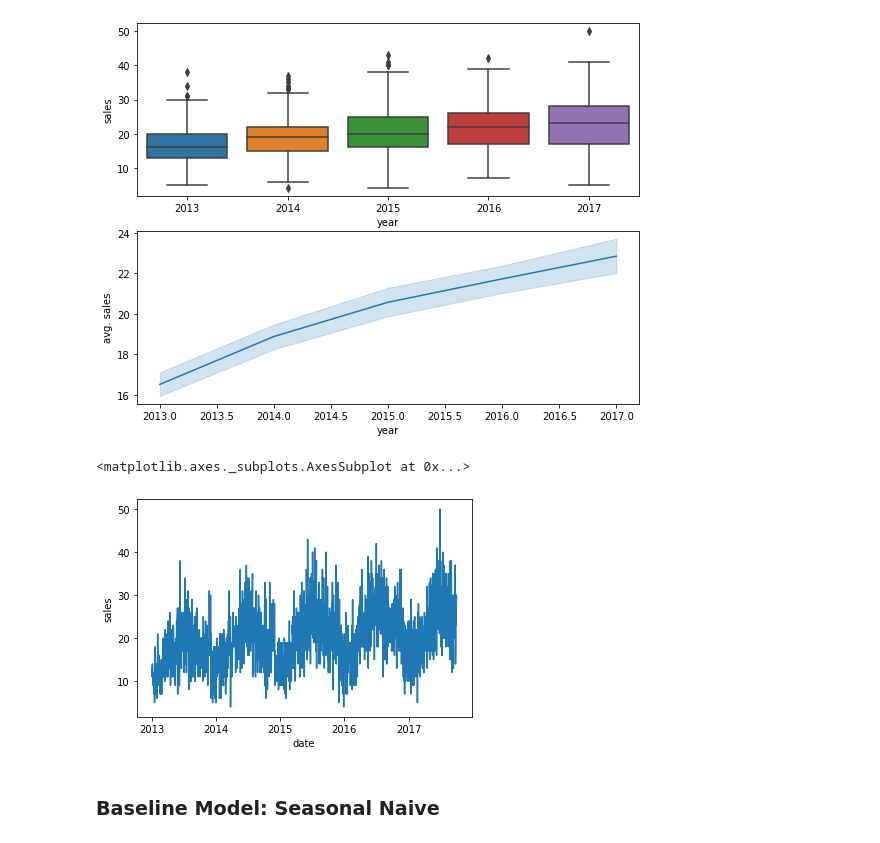
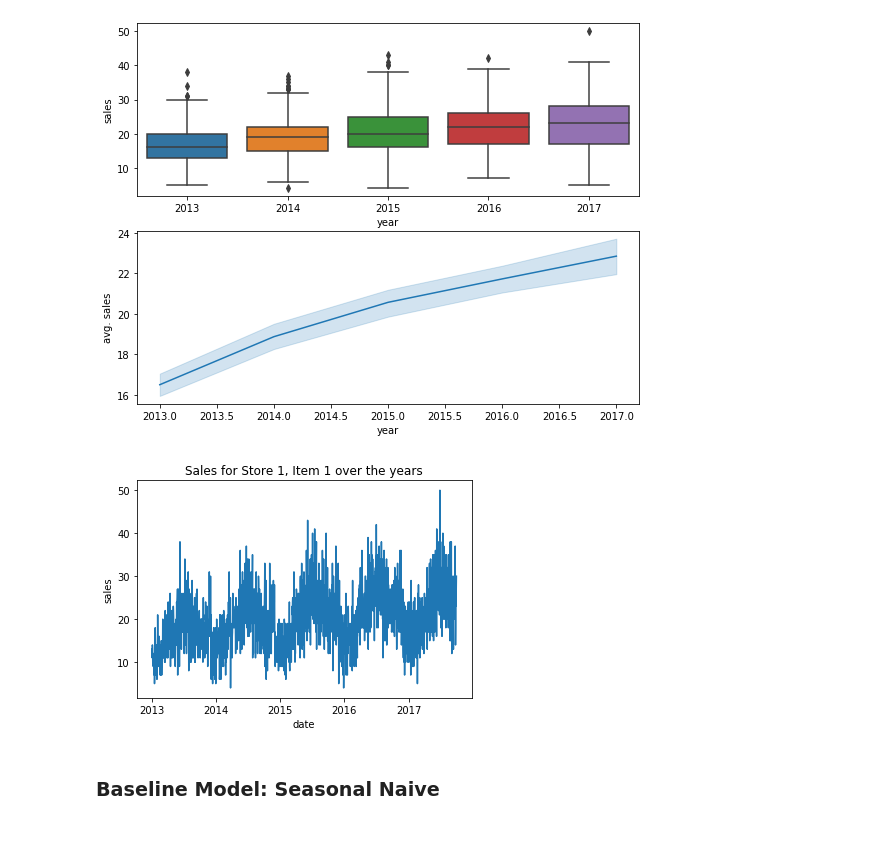
Before and after one commit to akshitvjain/product-sales-forecasting, a Jupyter notebook: notebook-sales-demand-forecasting.ipynb, the cells around one changed output. Saved outputs shown, nothing was run; the diff lists cells and outputs as text; code cells hidden in the pictures.

```diff
--- a/notebook-sales-demand-forecasting.ipynb
+++ b/notebook-sales-demand-forecasting.ipynb
@@ -57,5 +57,9 @@ test_df = temp_df.loc['2017-10-01':].reset_index(drop=False)
 train_df['year'] = train_df['date'].dt.year
 train_df['month'] = train_df['date'].dt.month
 train_df['day'] = train_df['date'].dt.day
+
+train_df['weekday'] = train_df['date'].dt.weekday
+train_df['weekday'] = np.where(train_df.weekday == 0, 7, train_df.weekday)
+
 train_df
 # %% [output]
@@ -105,10 +114,10 @@ _ = axs[1].set(ylabel='avg. sales')
 # %% [output]
 [figure]
 # %%
-sn.lineplot(x='date', y='sales', data=train_df)
+plot = sn.lineplot(x='date', y='sales', data=train_df)
+_ = plot.set(title='Sales for Store 1, Item 1 over the years')
 # %% [output]
-<matplotlib.axes._subplots.AxesSubplot at 0x...>
-[figure, old version]
+[figure, new version]
 # %% [markdown]
 ### Baseline Model: Seasonal Naive
 # %%
```
Also changed, not shown: parts of 3 cells of this notebook.
